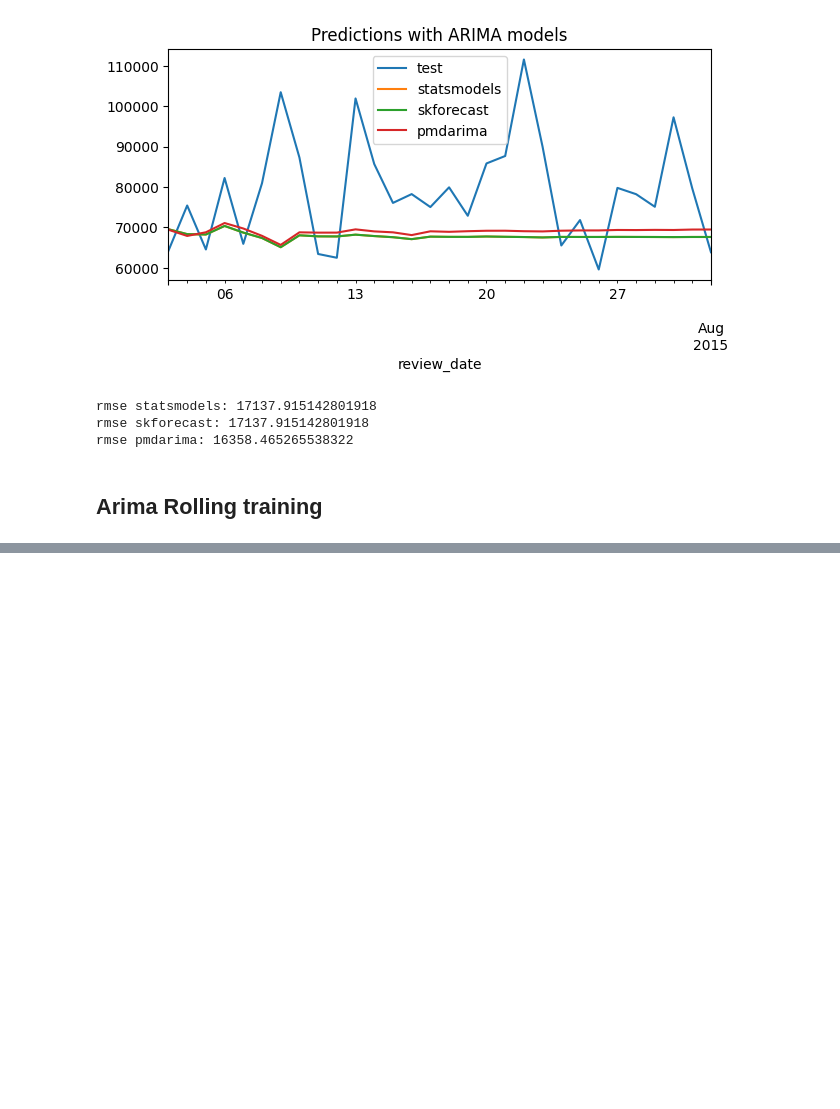
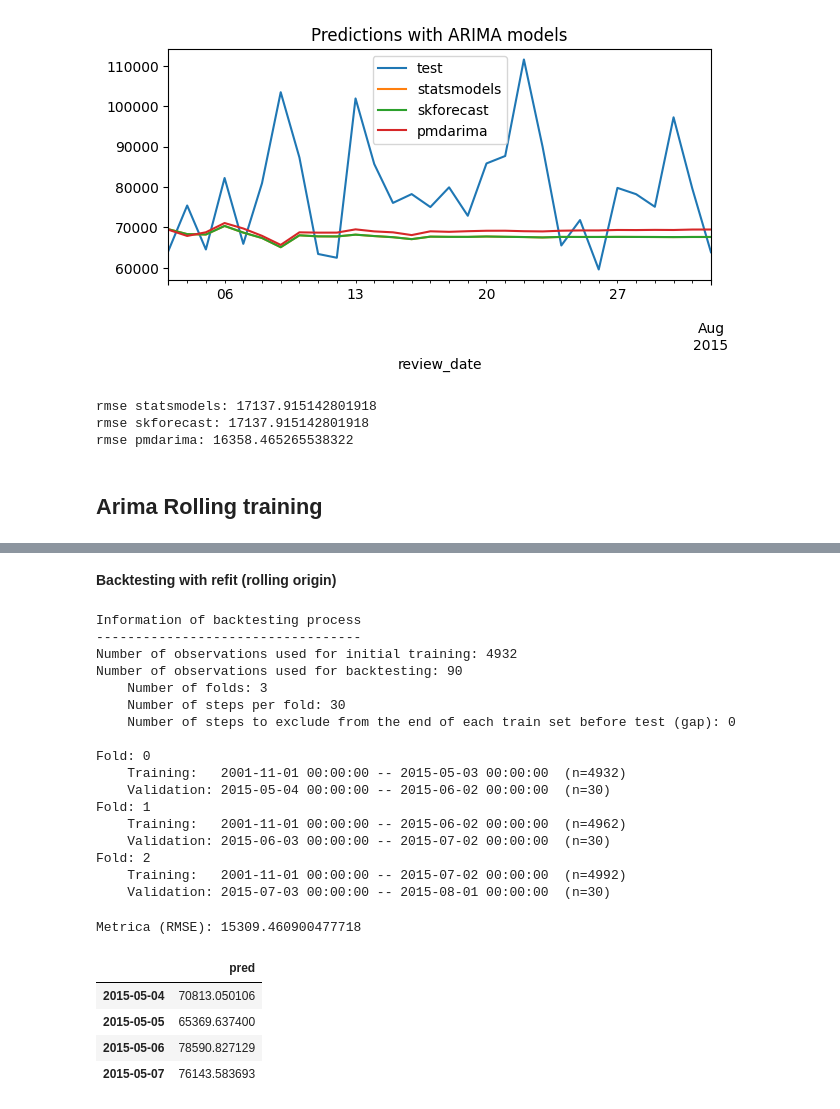
Before and after one commit to maestria-ds-eafit/proyecto-integrador-semestre-2, a Jupyter notebook: notebooks/time_series/arima/arima.ipynb, the cells around one changed output, grey strips where cells are left out. Drawn from its saved outputs; the diff is of its cells as text; code cells hidden in the pictures; blank space fills up the shorter version.

```diff
--- a/notebooks/time_series/arima/arima.ipynb
+++ b/notebooks/time_series/arima/arima.ipynb
@@ -204,0 +373,2 @@ rmse pmdarima: 16358.465265538322
+# %%
+train_and_validation_df = pd.concat([train_df, validation_df])
@@ -204,0 +499,2 @@ rmse pmdarima: 16358.465265538322
+# %% [markdown]
+**Backtesting with refit  (rolling origin)**
@@ -204,0 +509,51 @@ rmse pmdarima: 16358.465265538322
+# %%
+def root_mean_squared_error_(y_true, y_pred):
+    return root_mean_squared_error(y_true, y_pred)
+# %%
+# Backtest forecaster
+# ==============================================================================
+forecaster = ForecasterSarimax(
+    regressor=Sarimax(order=arima_order, seasonal_order=seasonal_order, maxiter=200)
+)
+
+n_backtesting = len(test_df) * 3
+
+metrica, predicciones = backtesting_sarimax(
+    forecaster=forecaster,
+    y=train_and_validation_df["gap"],
+    initial_train_size=len(train_and_validation_df) - n_backtesting,
+    fixed_train_size=False,
+    steps=len(test_df),
+    metric=root_mean_squared_error_,
+    refit=True,
+    n_jobs="auto",
+    suppress_warnings_fit=True,
+    verbose=True,
+    show_progress=True,
+)
+print(f"Metrica (RMSE): {metrica}")
+display(predicciones.head(4))
+# %% [output]
+Information of backtesting process
+----------------------------------
+Number of observations used for initial training: 4932
+Number of observations used for backtesting: 90
+    Number of folds: 3
+    Number of steps per fold: 30
+    Number of steps to exclude from the end of each train set before test (gap): 0
+
+Fold: 0
+    Training:   2001-11-01 00:00:00 -- 2015-05-03 00:00:00  (n=4932)
+    Validation: 2015-05-04 00:00:00 -- 2015-06-02 00:00:00  (n=30)
+Fold: 1
+    Training:   2001-11-01 00:00:00 -- 2015-06-02 00:00:00  (n=4962)
+    Validation: 2015-06-03 00:00:00 -- 2015-07-02 00:00:00  (n=30)
+Fold: 2
+    Training:   2001-11-01 00:00:00 -- 2015-07-02 00:00:00  (n=4992)
+    Validation: 2015-07-03 00:00:00 -- 2015-08-01 00:00:00  (n=30)
+Metrica (RMSE): 15309.460900477718
+|  | pred |
+| 2015-05-04 | 70813.050106 |
+| 2015-05-05 | 65369.637400 |
+| 2015-05-06 | 78590.827129 |
+| 2015-05-07 | 76143.583693 |
```
Also changed, not shown: parts of 16 cells of this notebook, 4 other files.
